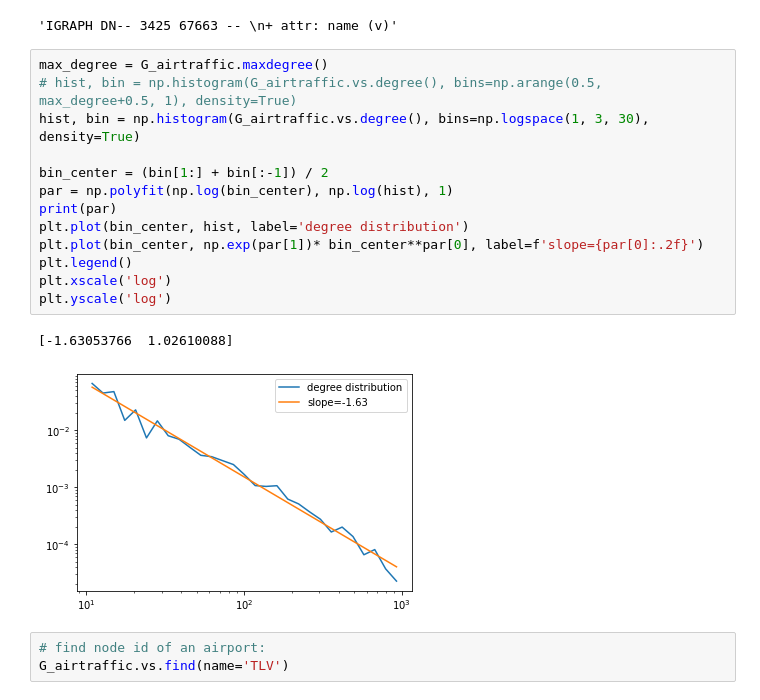
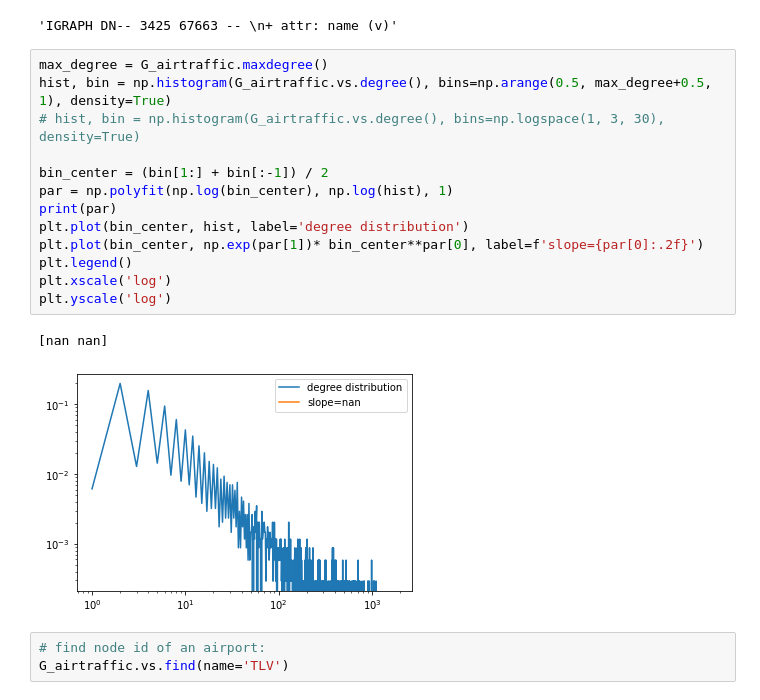
Before and after one commit to AlexMa123/BIU-Computational-Physics-2022, a Jupyter notebook: Lecture4 - Network.ipynb, the cells around one changed output. Saved outputs shown, nothing was run; the diff lists cells and outputs as text.

```diff
--- a/Lecture4 - Network.ipynb
+++ b/Lecture4 - Network.ipynb
@@ -366,20 +384,20 @@ G_airtraffic.summary()
 'IGRAPH DN-- 3425 67663 -- \n+ attr: name (v)'
 # %%
 max_degree = G_airtraffic.maxdegree()
-# hist, bin = np.histogram(G_airtraffic.vs.degree(), bins=np.arange(0.5, max_degree+0.5, 1), density=True)
-hist, bin = np.histogram(G_airtraffic.vs.degree(), bins=np.logspace(1, 3, 30), density=True)
+hist, bin = np.histogram(G_airtraffic.vs.degree(), bins=np.arange(0.5, max_degree+0.5, 1), density=True)
+# hist, bin = np.histogram(G_airtraffic.vs.degree(), bins=np.logspace(1, 3, 30), density=True)
 
 bin_center = (bin[1:] + bin[:-1]) / 2
 par = np.polyfit(np.log(bin_center), np.log(hist), 1)
 print(par)
 plt.plot(bin_center, hist, label='degree distribution')
 plt.plot(bin_center, np.exp(par[1])* bin_center**par[0], label=f'slope={par[0]:.2f}')
 plt.legend()
 plt.xscale('log')
 plt.yscale('log')
 # %% [output]
-[-1.63053766  1.02610088]
+[nan nan]
-[figure, old version]
+[figure, new version]
 # %%
 # find node id of an airport:
 G_airtraffic.vs.find(name='TLV')
```
Also changed, not shown: parts of 14 cells of this notebook.
